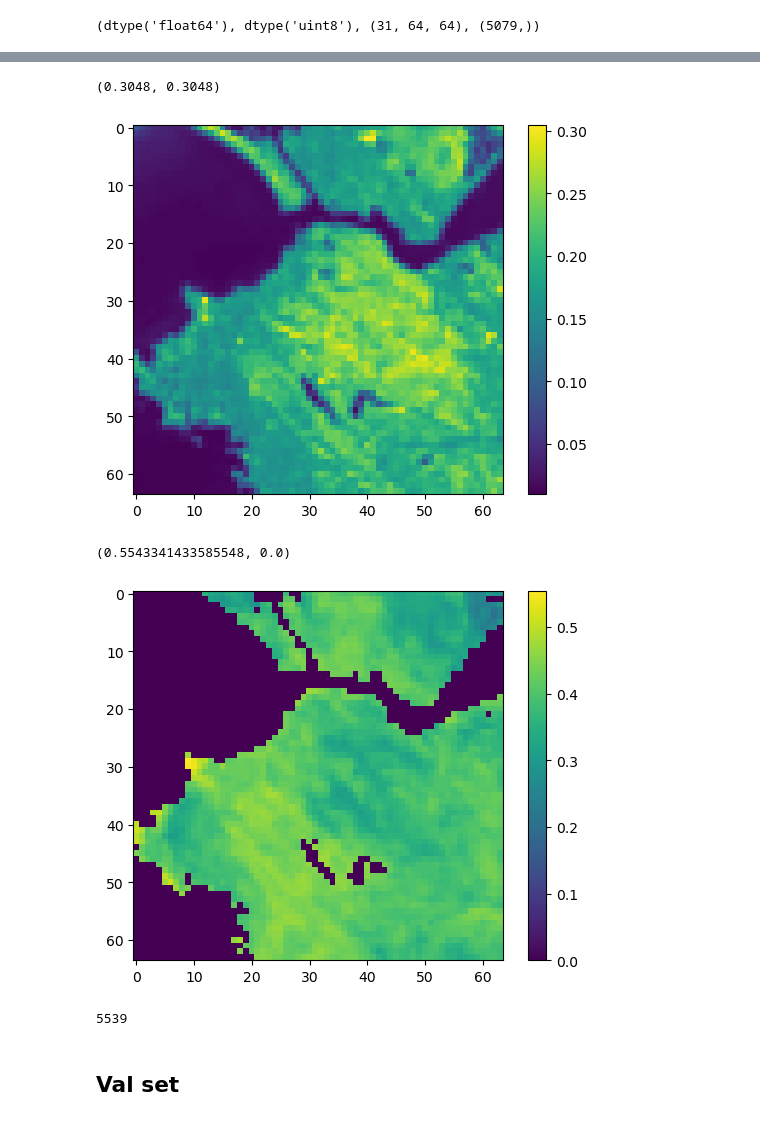
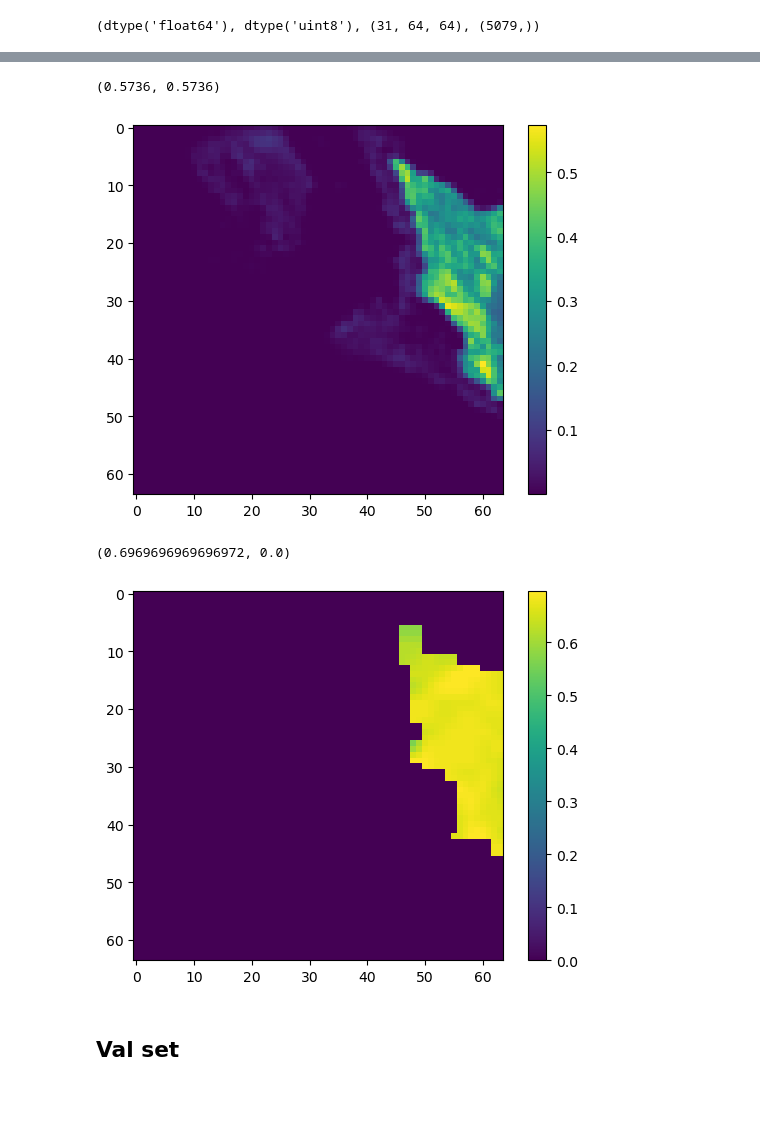
Before and after one commit to ando-shah/sdm-geolifeCLEF, a Jupyter notebook: raster/zarr_dataset.ipynb, the cells around one changed output, grey strips where cells are left out. Saved outputs shown, nothing was run; the diff lists cells and outputs as text; code cells hidden in the pictures.

Commit message:
Updated for separate zarr reads for labels and features; created kde for 0.1 deg

```diff
--- a/raster/zarr_dataset.ipynb
+++ b/raster/zarr_dataset.ipynb
@@ -192,8 +202,8 @@ def add_sentinel_urls(centroids,mode="train"):
 # %%
 BUCKET_NAME = 'datasets-sdm'
 folder = 'kde/ca'
-filename = 'geolifeclef_ca_0.05deg_kde_0.5deg_epanechnikov.pkl'
-
+filename = 'geolifeclef_ca_0.05deg_kde_0.1deg_epanechnikov.zarr'
+s3_kde_read_path = 's3://datasets-sdm2/geoLifeCLEF/labels/geolifeclef_ca_0.05deg_kde_0.1deg_epanechnikov.zarr/'
 s3_read_path = 's3://{}/{}/{}'.format(BUCKET_NAME, folder, filename)
-print(s3_read_path)
+print(s3_kde_read_path)
 # %% [output]
@@ -329,6 +378,6 @@ s3://datasets-sdm/geoLifeCLEF/rasters/
 from dataset import Dataset
 # %%
 SIDE_PX = 64
-SIDE_LEN_M = 50000 #just under 0.5 degrees
+SIDE_LEN_M = 6000 #meters, just over 0.05 degrees
 # %% [markdown]
 ## Training set
@@ -364,6 +405,6 @@ Processing Raster file for  sndppt
 ### Display datasets
 # %%
 %%time
-(patch, target) = train_set[2708]
-# (patch, target) = train_set[51]
+# (patch, target) = train_set[2708]
+(patch, target) = train_set[0]
 # %% [output]
@@ -392,22 +433,16 @@ plt.imshow(NIR_image)#, vmax=1.0)
 plt.colorbar()
 NIR_image.max(), patch[3].max()
 # %% [output]
-(0.3048, 0.3048)
+(0.5736, 0.5736)
-[figure, old version]
+[figure, new version]
 # %%
-ped = patch[-1].squeeze()#-> Remove first dim (channel)
+ped = patch[-3].squeeze()#-> Remove first dim (channel)
 plt.imshow(ped)#.permute(1, 2, 0),vmax=1)#, vmax=1.0)
 plt.colorbar()
 ped.max(), ped.min()
 # %% [output]
-(0.5543341433585548, 0.0)
+(0.6969696969696972, 0.0)
-[figure, old version]
+[figure, new version]
-# %%
-import gc
-del train_set
-gc.collect()
-# %% [output]
-5539
 # %% [markdown]
 ## Val set
 # %%
```
Also changed, not shown: parts of 39 cells of this notebook, 4 other files.
